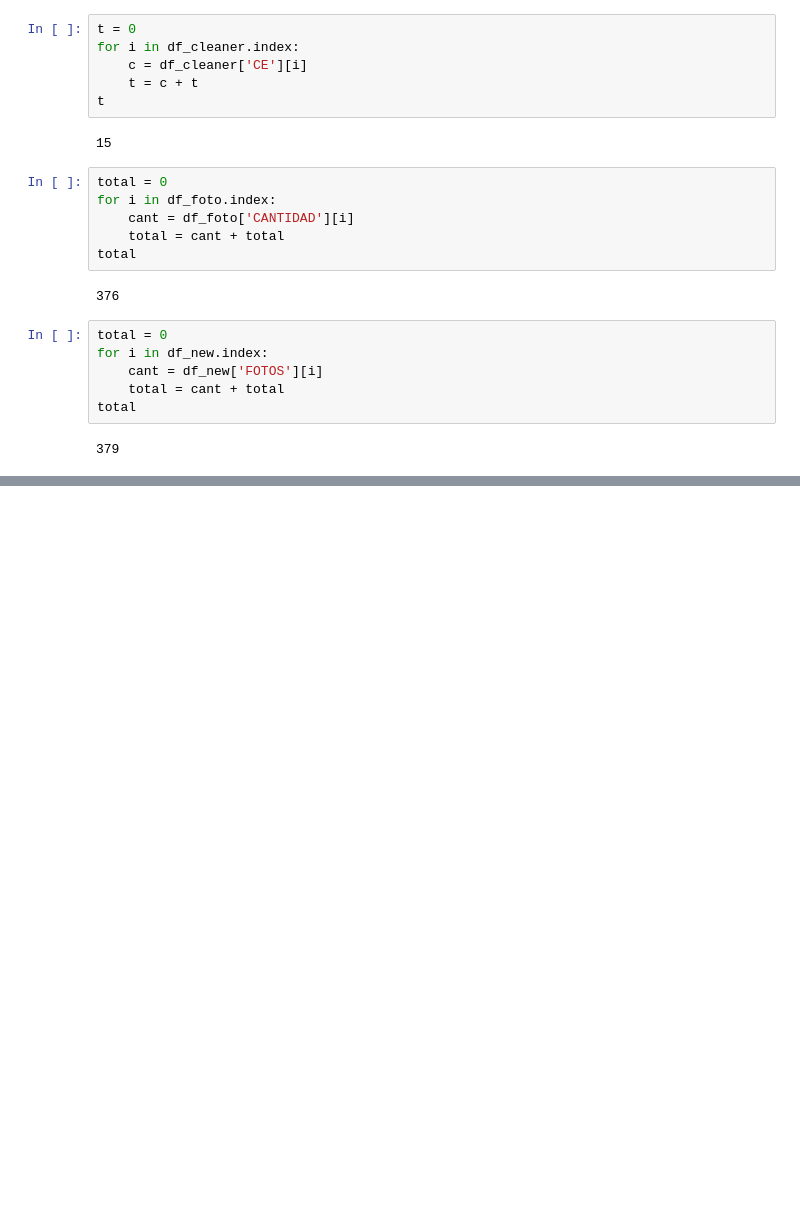
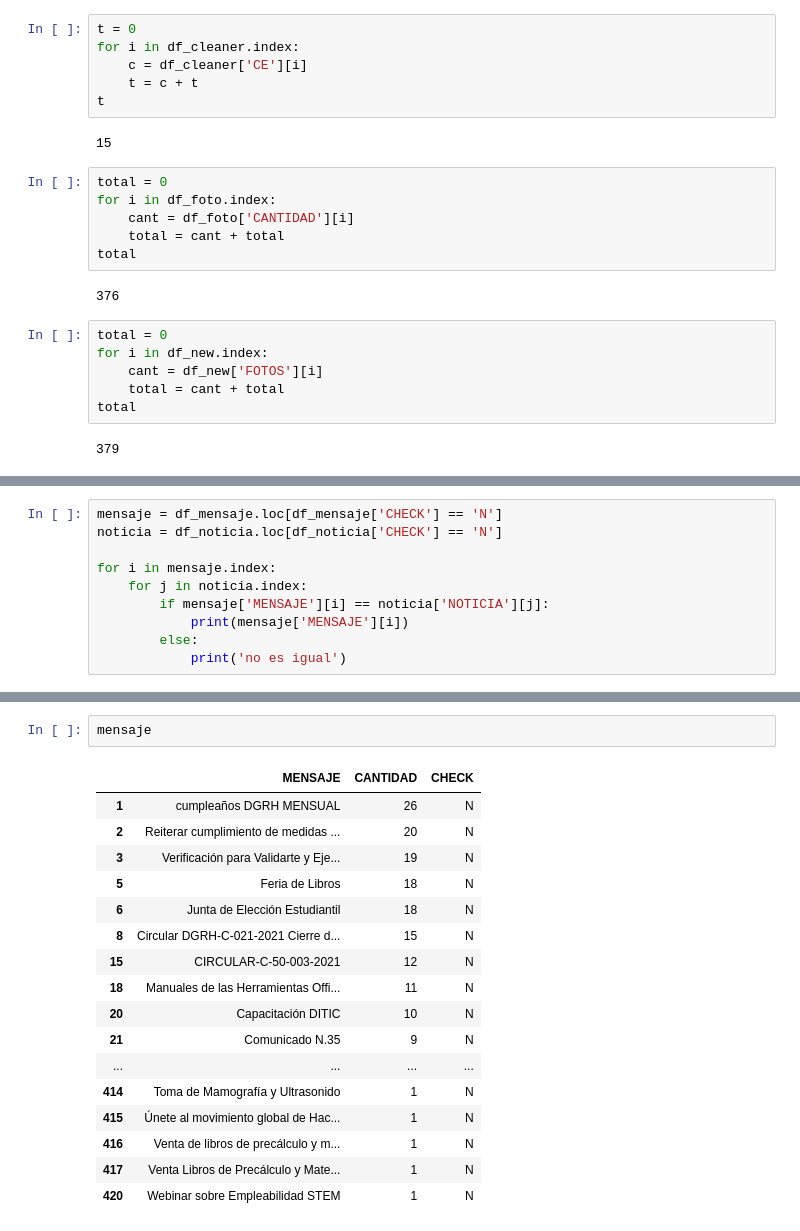
Before and after one commit to Susanelizabetth/manipulateDATA, a Jupyter notebook: DNotebook.ipynb, the cells around one changed output, grey strips where cells are left out. Cells and saved outputs as stored; diff of their text form; blank space fills up the shorter version.

Commit message:
CHANGES IN NOTEBOOK MENSAJES

```diff
--- a/DNotebook.ipynb
+++ b/DNotebook.ipynb
@@ -1319,0 +1369,10 @@ total
+# %%
+mensaje = df_mensaje.loc[df_mensaje['CHECK'] == 'N']
+noticia = df_noticia.loc[df_noticia['CHECK'] == 'N']
+
+for i in mensaje.index:
+    for j in noticia.index:
+        if mensaje['MENSAJE'][i] == noticia['NOTICIA'][j]:
+            print(mensaje['MENSAJE'][i])
+        else:
+            print('no es igual')
@@ -1319,0 +1397,20 @@ total
+# %%
+mensaje
+# %% [output]
+|  | MENSAJE | CANTIDAD | CHECK |
+| 1 | cumpleaños DGRH MENSUAL | 26 | N |
+| 2 | Reiterar cumplimiento de medidas ... | 20 | N |
+| 3 | Verificación para Validarte y Eje... | 19 | N |
+| 5 | Feria de Libros | 18 | N |
+| 6 | Junta de Elección Estudiantil | 18 | N |
+| 8 | Circular DGRH-C-021-2021 Cierre d... | 15 | N |
+| 15 | CIRCULAR-C-50-003-2021 | 12 | N |
+| 18 | Manuales de las Herramientas Offi... | 11 | N |
+| 20 | Capacitación DITIC | 10 | N |
+| 21 | Comunicado N.35 | 9 | N |
+| ... | ... | ... | ... |
+| 414 | Toma de Mamografía y Ultrasonido | 1 | N |
+| 415 | Únete al movimiento global de Hac... | 1 | N |
+| 416 | Venta de libros de precálculo y m... | 1 | N |
+| 417 | Venta Libros de Precálculo y Mate... | 1 | N |
+| 420 | Webinar sobre Empleabilidad STEM | 1 | N |
```
Also changed, not shown: parts of 8 cells of this notebook.
